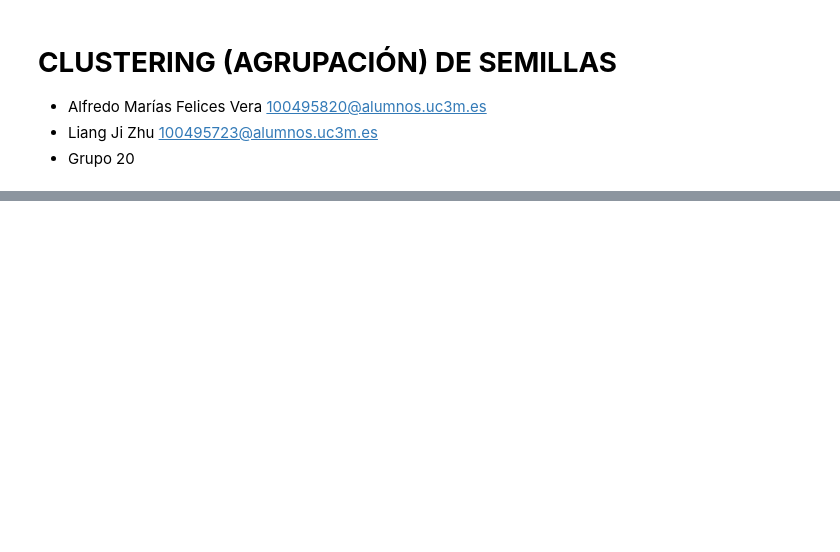
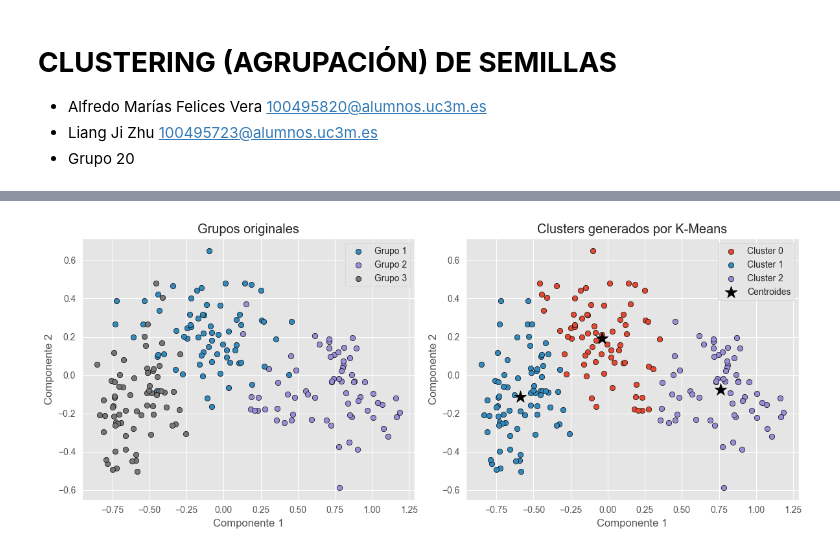
Before and after one commit to liangjizhu/Aprendizaje-Automatico-lab-2, a Jupyter notebook: notebook1.ipynb, the cells around one changed output, grey strips where cells are left out. Drawn from its saved outputs; the diff is of its cells as text; code cells hidden in the pictures; blank space fills up the shorter version.

```diff
--- a/notebook1.ipynb
+++ b/notebook1.ipynb
@@ -56,0 +105,56 @@ plt.show()
+# %%
+# Elegir k=3 y aplicar K-Means
+kmeans = KMeans(n_clusters=3,n_init=25, random_state=SEED)
+kmeans_labels = kmeans.fit_predict(X_2D)
+df_pca['KMeans'] = kmeans_labels
+# %%
+# Representación gráfica: grupos originales vs clusters creados
+# ==============================================================================
+fig, ax = plt.subplots(1, 2, figsize=(12, 5))
+
+# Grupos originales
+for i in np.unique(y):
+    ax[0].scatter(
+        x = X_2D[y == i, 0],
+        y = X_2D[y == i, 1],
+        c = plt.rcParams['axes.prop_cycle'].by_key()['color'][i],
+        marker    = 'o',
+        edgecolor = 'black',
+        label     = f"Grupo {i}"
+    )
+
+ax[0].set_title('Grupos originales')
+ax[0].set_xlabel('Componente 1')
+ax[0].set_ylabel('Componente 2')
+ax[0].legend()
+
+# Clusters generados por K-Means
+for i in np.unique(kmeans.labels_):
+    ax[1].scatter(
+        x = X_2D[kmeans.labels_ == i, 0],
+        y = X_2D[kmeans.labels_ == i, 1],
+        c = plt.rcParams['axes.prop_cycle'].by_key()['color'][i],
+        marker    = 'o',
+        edgecolor = 'black',
+        label     = f"Cluster {i}"
+    )
+
+# Centroides de K-Means
+ax[1].scatter(
+    x = kmeans.cluster_centers_[:, 0],
+    y = kmeans.cluster_centers_[:, 1],
+    c = 'black',
+    s = 200,
+    marker = '*',
+    label  = 'Centroides'
+)
+
+ax[1].set_title('Clusters generados por K-Means')
+ax[1].set_xlabel('Componente 1')
+ax[1].set_ylabel('Componente 2')
+ax[1].legend()
+
+plt.tight_layout()
+plt.show()
+# %% [output]
+[figure, added]
```
Also changed, not shown: parts of 28 cells of this notebook, 3 other files.
